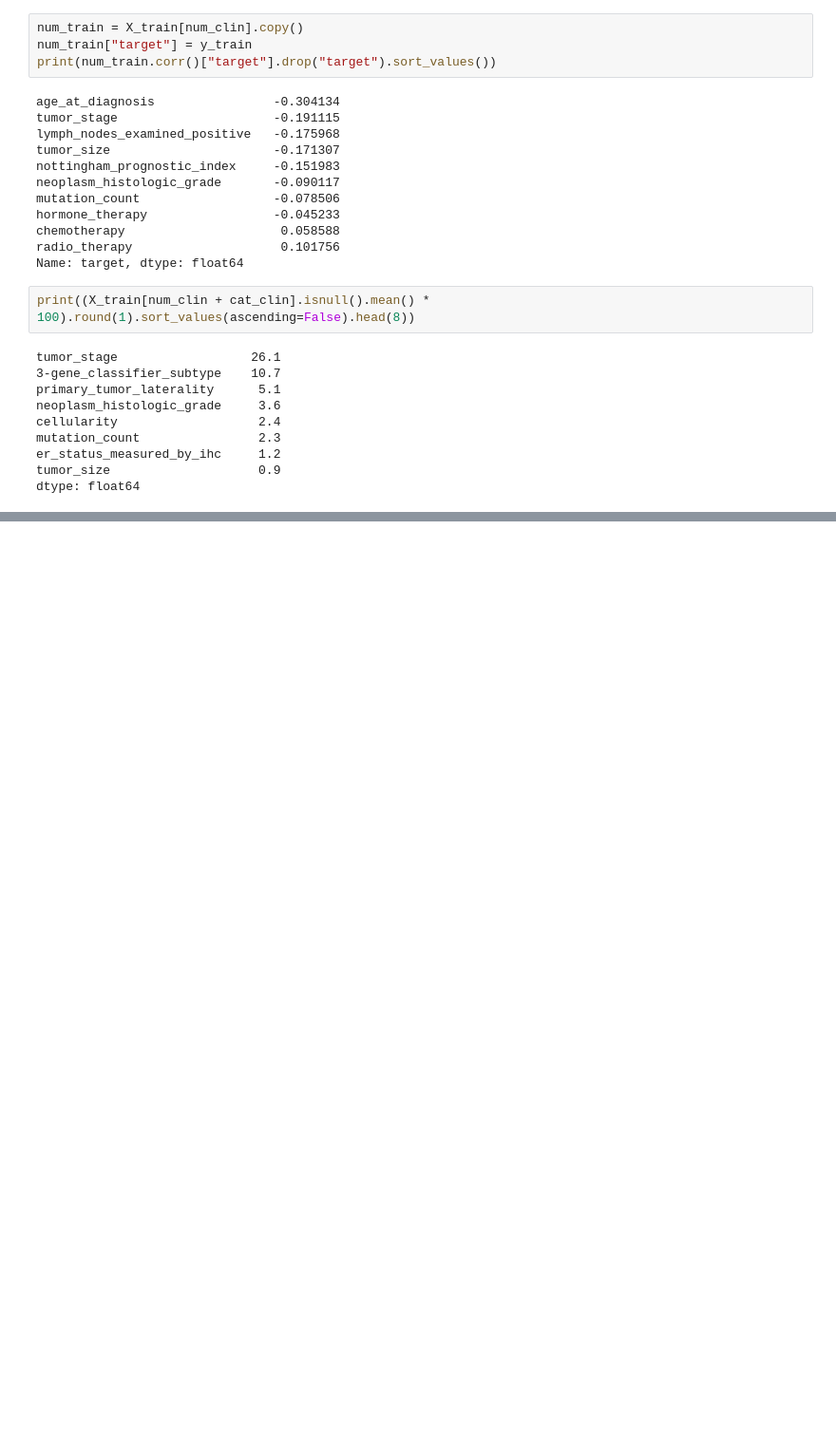
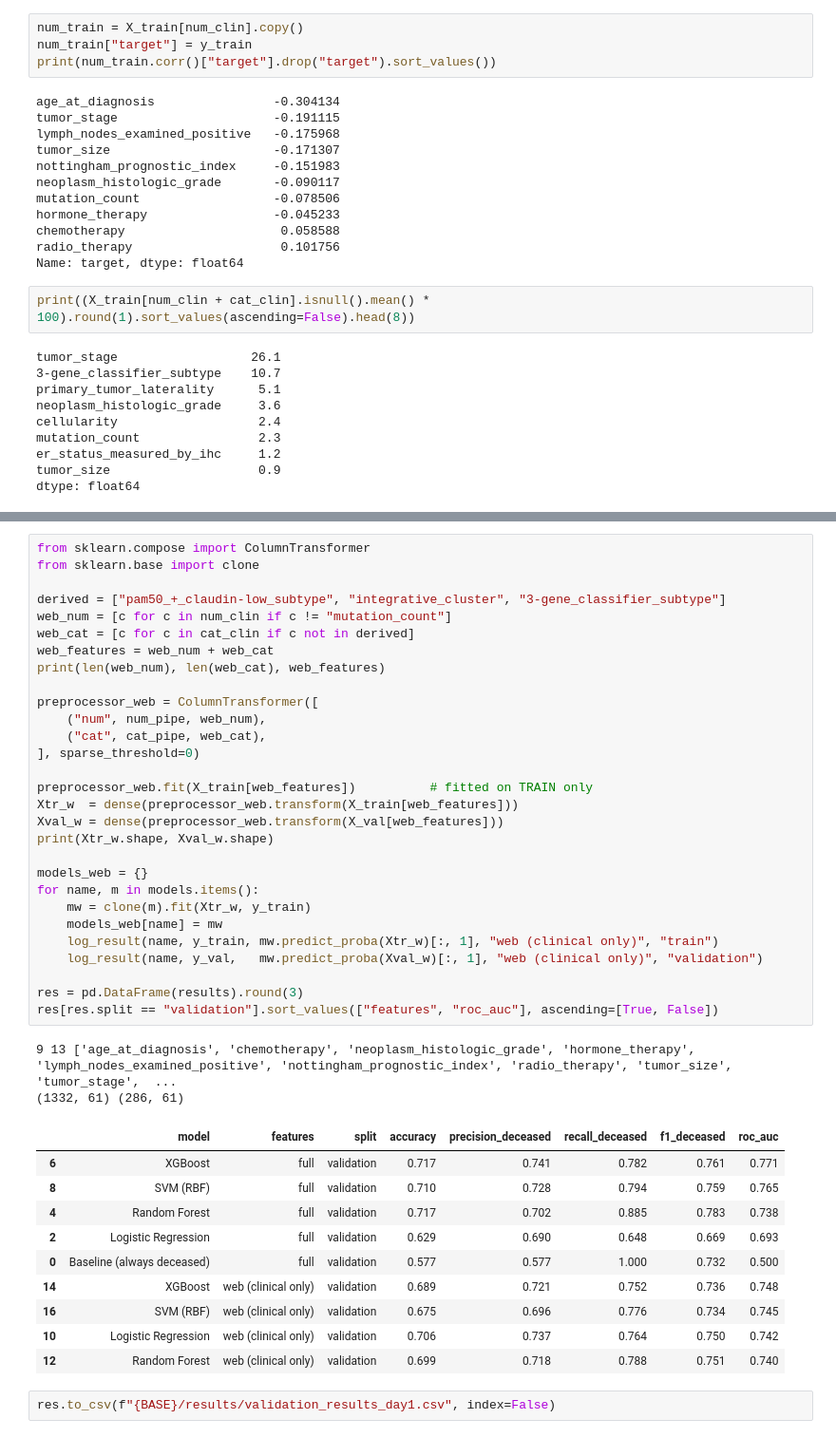
Before and after one commit to ParthHarde/breast-cancer-project, a Jupyter notebook: metabric/01_metabric_data.ipynb, the cells around one changed output, grey strips where cells are left out. Shown at 95% size. Cells and saved outputs as stored; diff of their text form; blank space fills up the shorter version.

```diff
--- a/metabric/01_metabric_data.ipynb
+++ b/metabric/01_metabric_data.ipynb
@@ -410,0 +484,44 @@ dtype: float64
+# %%
+from sklearn.compose import ColumnTransformer
+from sklearn.base import clone
+
+derived = ["pam50_+_claudin-low_subtype", "integrative_cluster", "3-gene_classifier_subtype"]
+web_num = [c for c in num_clin if c != "mutation_count"]
+web_cat = [c for c in cat_clin if c not in derived]
+web_features = web_num + web_cat
+print(len(web_num), len(web_cat), web_features)
+
+preprocessor_web = ColumnTransformer([
+    ("num", num_pipe, web_num),
+    ("cat", cat_pipe, web_cat),
+], sparse_threshold=0)
+
+preprocessor_web.fit(X_train[web_features])          # fitted on TRAIN only
+Xtr_w  = dense(preprocessor_web.transform(X_train[web_features]))
+Xval_w = dense(preprocessor_web.transform(X_val[web_features]))
+print(Xtr_w.shape, Xval_w.shape)
+
+models_web = {}
+for name, m in models.items():
+    mw = clone(m).fit(Xtr_w, y_train)
+    models_web[name] = mw
+    log_result(name, y_train, mw.predict_proba(Xtr_w)[:, 1], "web (clinical only)", "train")
+    log_result(name, y_val,   mw.predict_proba(Xval_w)[:, 1], "web (clinical only)", "validation")
+
+res = pd.DataFrame(results).round(3)
+res[res.split == "validation"].sort_values(["features", "roc_auc"], ascending=[True, False])
+# %% [output]
+9 13 ['age_at_diagnosis', 'chemotherapy', 'neoplasm_histologic_grade', 'hormone_therapy', 'lymph_nodes_examined_positive', 'nottingham_prognostic_index', 'radio_therapy', 'tumor_size', 'tumor_stage',  ...
+(1332, 61) (286, 61)
+|  | model | features | split | accuracy | precision_deceased | recall_deceased | f1_deceased | roc_auc |
+| 6 | XGBoost | full | validation | 0.717 | 0.741 | 0.782 | 0.761 | 0.771 |
+| 8 | SVM (RBF) | full | validation | 0.710 | 0.728 | 0.794 | 0.759 | 0.765 |
+| 4 | Random Forest | full | validation | 0.717 | 0.702 | 0.885 | 0.783 | 0.738 |
+| 2 | Logistic Regression | full | validation | 0.629 | 0.690 | 0.648 | 0.669 | 0.693 |
+| 0 | Baseline (always deceased) | full | validation | 0.577 | 0.577 | 1.000 | 0.732 | 0.500 |
+| 14 | XGBoost | web (clinical only) | validation | 0.689 | 0.721 | 0.752 | 0.736 | 0.748 |
+| 16 | SVM (RBF) | web (clinical only) | validation | 0.675 | 0.696 | 0.776 | 0.734 | 0.745 |
+| 10 | Logistic Regression | web (clinical only) | validation | 0.706 | 0.737 | 0.764 | 0.750 | 0.742 |
+| 12 | Random Forest | web (clinical only) | validation | 0.699 | 0.718 | 0.788 | 0.751 | 0.740 |
+# %%
+res.to_csv(f"{BASE}/results/validation_results_day1.csv", index=False)
```
Also changed, not shown: parts of 6 cells of this notebook.
